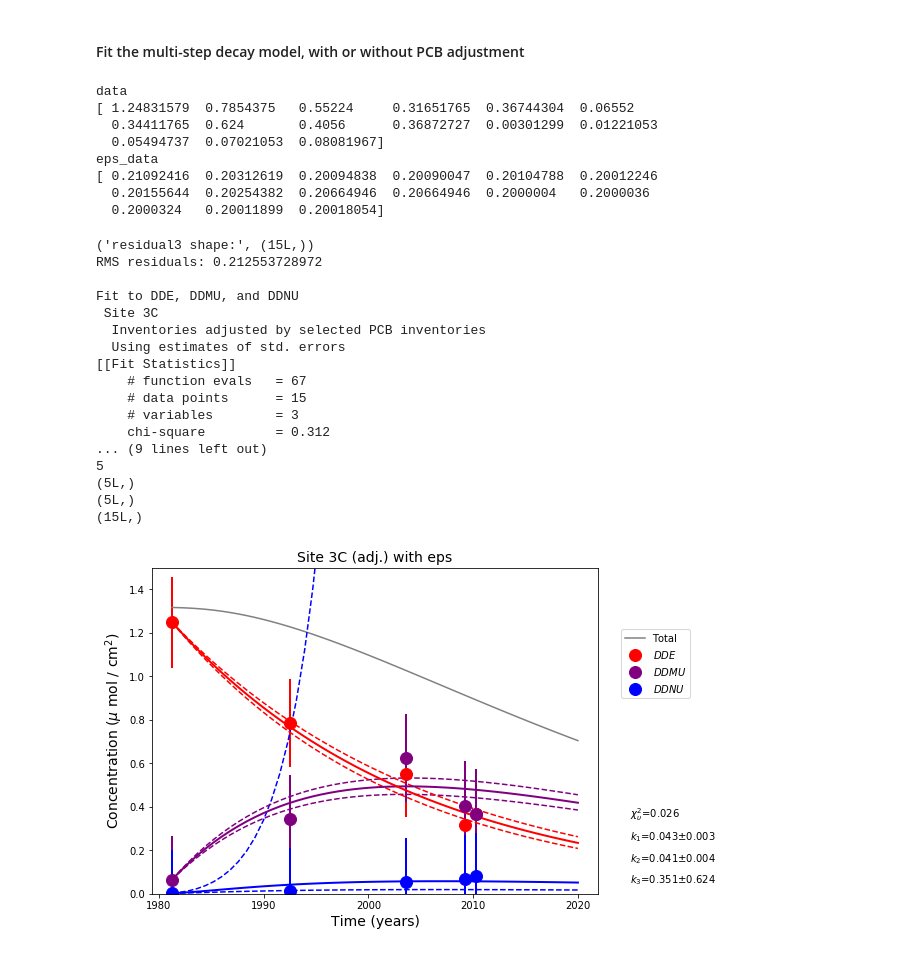
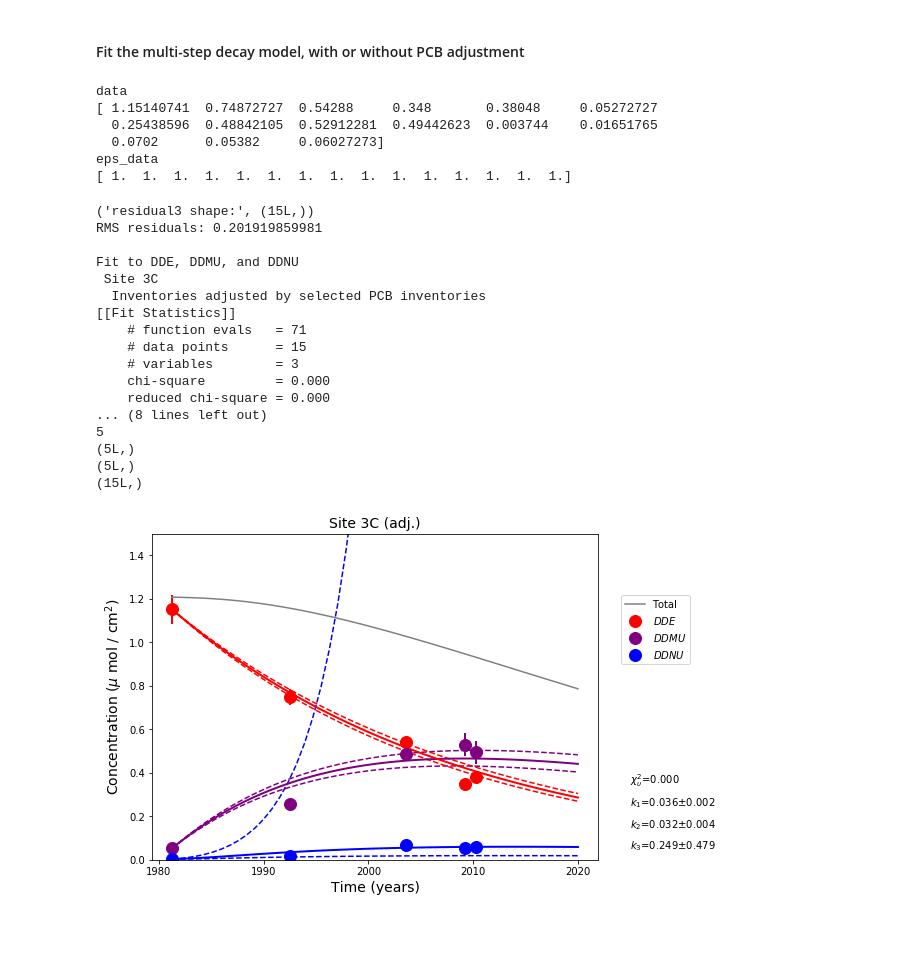
Before and after one commit to csherwood-usgs/bateman, a Jupyter notebook: bateman_May_calcs.ipynb, the cells around one changed output. Drawn from its saved outputs; the diff is of its cells as text; code cells hidden in the pictures.

```diff
--- a/bateman_May_calcs.ipynb
+++ b/bateman_May_calcs.ipynb
@@ -40,7 +40,7 @@ site = 'Site 3C'
 adjust_inventories=True
 
 # Use std. deviations in chi-square calculation?
-use_eps=True
+use_eps=False
 
 # These strings are used to build filenames for the output figures and set y-axis limits
 itext = '_'
@@ -203,7 +203,7 @@ eps_PCB70 = stde_PCB*PCB70
 nt = t.size
 data = np.concatenate((DDE,DDMU,DDNU))
 if(adjust_inventories):
-    data = np.concatenate((DDE*adj_PCB138,DDMU*adj_PCB28,DDNU*adj_PCB70))
+    data = np.concatenate((DDE*adj_PCB118,DDMU*adj_PCB70,DDNU*adj_PCB28))
 
 eps_data = np.ones_like(data)
 data_ebar = np.concatenate((eps_DDE,eps_DDMU,eps_DDNU))
@@ -223,13 +223,11 @@ print('eps_data')
 print(eps_data)
 # %% [output]
 data
-[ 1.24831579  0.7854375   0.55224     0.31651765  0.36744304  0.06552
-  0.34411765  0.624       0.4056      0.36872727  0.00301299  0.01221053
-  0.05494737  0.07021053  0.08081967]
+[ 1.15140741  0.74872727  0.54288     0.348       0.38048     0.05272727
+  0.25438596  0.48842105  0.52912281  0.49442623  0.003744    0.01651765
+  0.0702      0.05382     0.06027273]
 eps_data
-[ 0.21092416  0.20312619  0.20094838  0.20090047  0.20104788  0.20012246
-  0.20155644  0.20254382  0.20664946  0.20664946  0.2000004   0.2000036
-  0.2000324   0.20011899  0.20018054]
+[ 1.  1.  1.  1.  1.  1.  1.  1.  1.  1.  1.  1.  1.  1.  1.]
 # %%
 # fit the multistep model
 params = Parameters()
@@ -339,37 +337,37 @@ ax.set_ylim(yl)
 plt.ylabel(r'Concentration ($\mu$ mol / cm$^2$)',fontsize=14)
 ts0 = r"$\chi _{\upsilon }^{2}$"+"={0:.3f}".format(chir)
 ts1=  r"$k_1$"+"={0:.3f}".format(kf[0])+r"$\pm${0:.3f}".format(ke[0])
 ts2=  r"$k_2$"+"={0:.3f}".format(kf[1])+r"$\pm${0:.3f}".format(ke[1])
 ts3=  r"$k_3$"+"={0:.3f}".format(kf[2])+r"$\pm${0:.3f}".format(ke[2])
 ax.text(2025.,.35,ts0)
 ax.text(2025.,.25,ts1)
 ax.text(2025.,.15,ts2)
 ax.text(2025.,.05,ts3)
 plt.legend(loc=(1.05,.6))
 ttle = site
 if(adjust_inventories==True):
     ttle = ttle+r" (adj.)"
 if(use_eps==True):
     ttle = ttle+r" with eps"
 plt.title(ttle,fontsize=14)
-figname = site+itext+etext+"DDE_DDMU_DDNU.png"
+figname = site+itext+etext+"DDE_DDMU_DDNU_rev.png"
 plt.savefig(figname, bbox_inches='tight')
 # %% [output]
 ('residual3 shape:', (15L,))
-RMS residuals: 0.212553728972
+RMS residuals: 0.201919859981
 
 Fit to DDE, DDMU, and DDNU
  Site 3C
   Inventories adjusted by selected PCB inventories
-  Using estimates of std. errors
 [[Fit Statistics]]
-    # function evals   = 67
+    # function evals   = 71
     # data points      = 15
     # variables        = 3
-    chi-square         = 0.312
-... (9 lines left out)
+    chi-square         = 0.000
+    reduced chi-square = 0.000
+... (8 lines left out)
 5
 (5L,)
 (5L,)
 (15L,)
-[figure, old version]
+[figure, new version]
```
Also changed, not shown: parts of 2 cells of this notebook, 16 other files.
